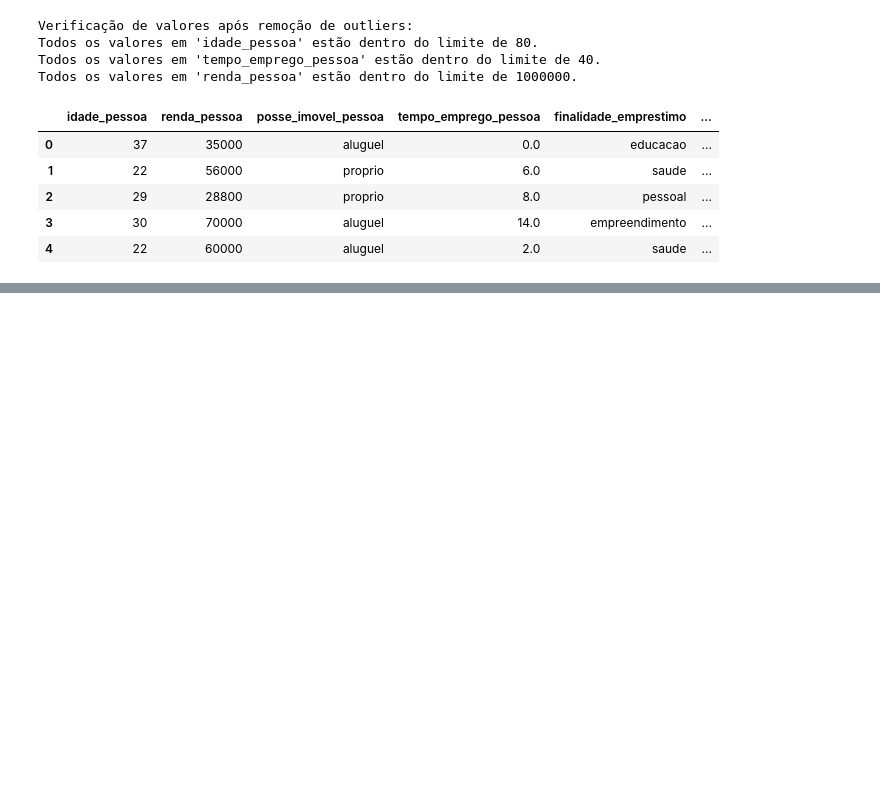
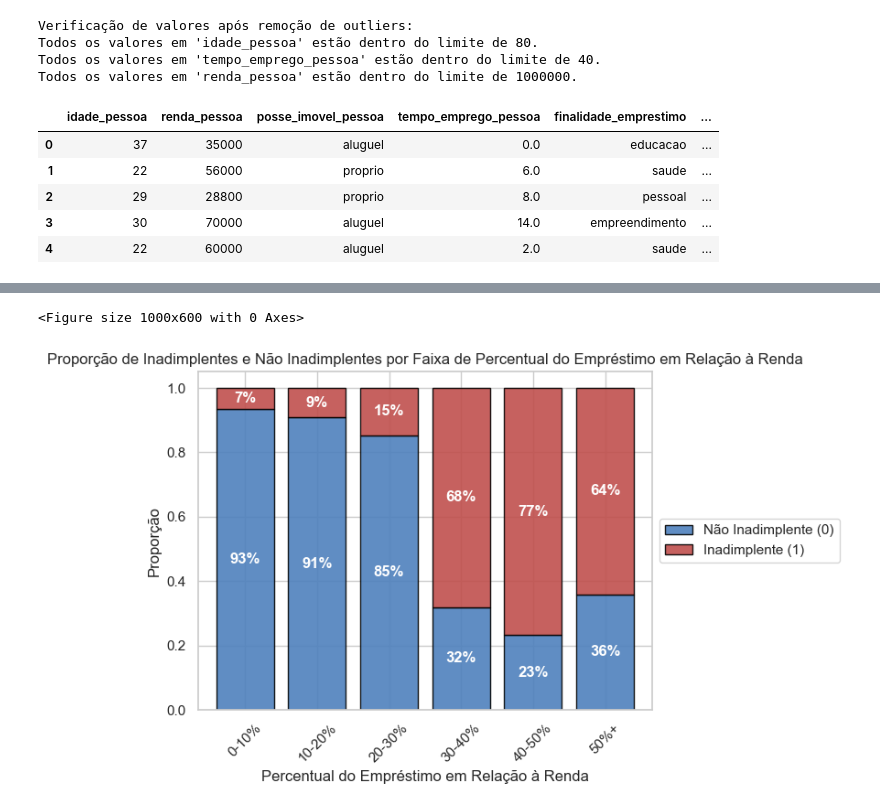
Before and after one commit to tnleite/loan-approval-prediction, a Jupyter notebook: 02-Analise/loan-approval-prediction.ipynb, the cells around one changed output, grey strips where cells are left out. Drawn from its saved outputs; the diff is of its cells as text; code cells hidden in the pictures; blank space fills up the shorter version.

```diff
--- a/02-Analise/loan-approval-prediction.ipynb
+++ b/02-Analise/loan-approval-prediction.ipynb
@@ -1205,0 +1172,44 @@ Essas análises reforçam a importância de variáveis relacionadas à precifica
+# %%
+# Definindo as faixas (bins) para a coluna 'percentual_emprestimo_renda'
+bins = [0, 0.1, 0.2, 0.3, 0.4, 0.5, 1]
+labels = ['0-10%', '10-20%', '20-30%', '30-40%', '40-50%', '50%+']
+df['faixa_percentual_renda'] = pd.cut(df['percentual_emprestimo_renda'], bins=bins, labels=labels)
+
+# Calculando as proporções de inadimplentes e não inadimplentes para cada faixa
+proporcoes = df.groupby(['faixa_percentual_renda', 'status_emprestimo']).size().unstack().fillna(0)
+proporcoes = proporcoes.div(proporcoes.sum(axis=1), axis=0)  # Convertendo para proporções
+
+# Alterando as cores para tons de azul e vermelho e ajustando o estilo do gráfico
+plt.figure(figsize=(10, 6))
+proporcoes.plot(
+    kind='bar',
+    stacked=True,
+    color=['#4F81BD', '#C0504D'],  # Azul para Não Inadimplente e Vermelho para Inadimplente
+    alpha=0.9,
+    edgecolor='black',
+    width=0.8  # Ajustando a largura das barras
+)
+plt.title('Proporção de Inadimplentes e Não Inadimplentes por Faixa de Percentual do Empréstimo em Relação à Renda')
+plt.xlabel('Percentual do Empréstimo em Relação à Renda')
+plt.ylabel('Proporção')
+plt.xticks(rotation=45)
+
+# Movendo a legenda para fora do gráfico, no lado direito
+plt.legend(['Não Inadimplente (0)', 'Inadimplente (1)'], loc='center left', bbox_to_anchor=(1, 0.5))
+
+# Adicionando rótulos com os valores de proporção em porcentagem no meio das barras com fonte branca
+for i, p in enumerate(proporcoes.values):
+    for j, value in enumerate(p):
+        plt.text(
+            i, p[0] / 2 if j == 0 else p[0] + (p[1] / 2),  # Posição central da proporção
+            f"{value * 100:.0f}%",
+            ha='center',
+            va='center',
+            color='white',  # Todos os rótulos em branco
+            fontweight='bold'
+        )
+
+plt.show()
+# %% [output]
+<Figure size 1000x600 with 0 Axes>
+[figure, added]
```
Also changed, not shown: parts of 31 cells of this notebook.
